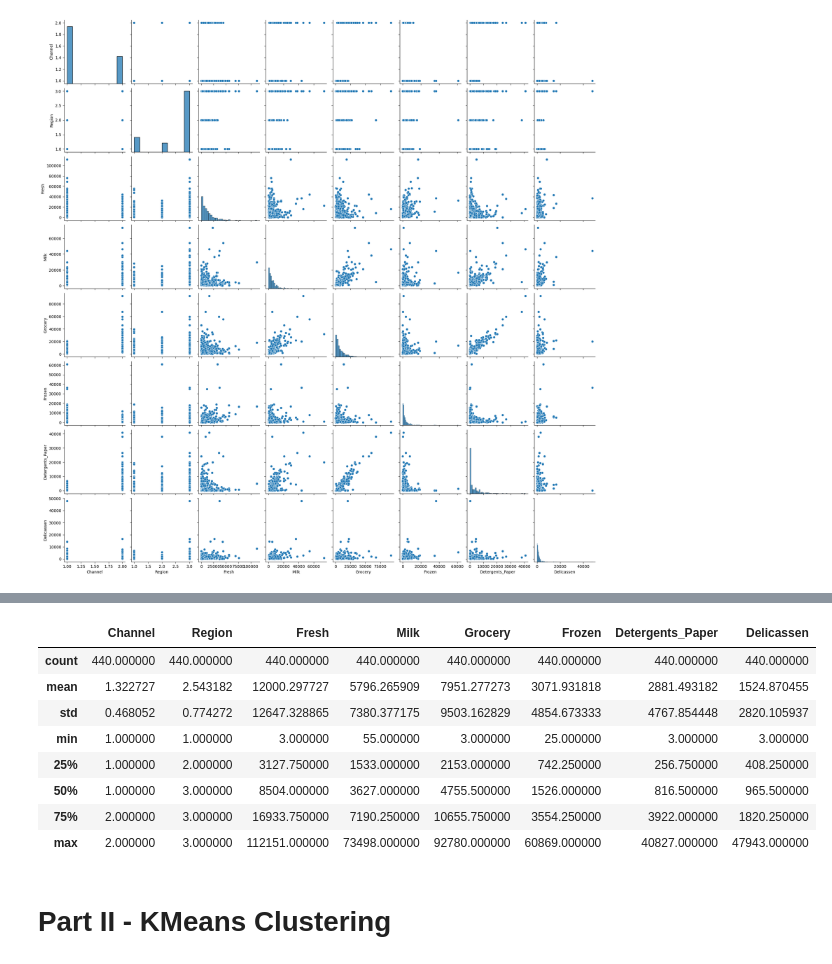
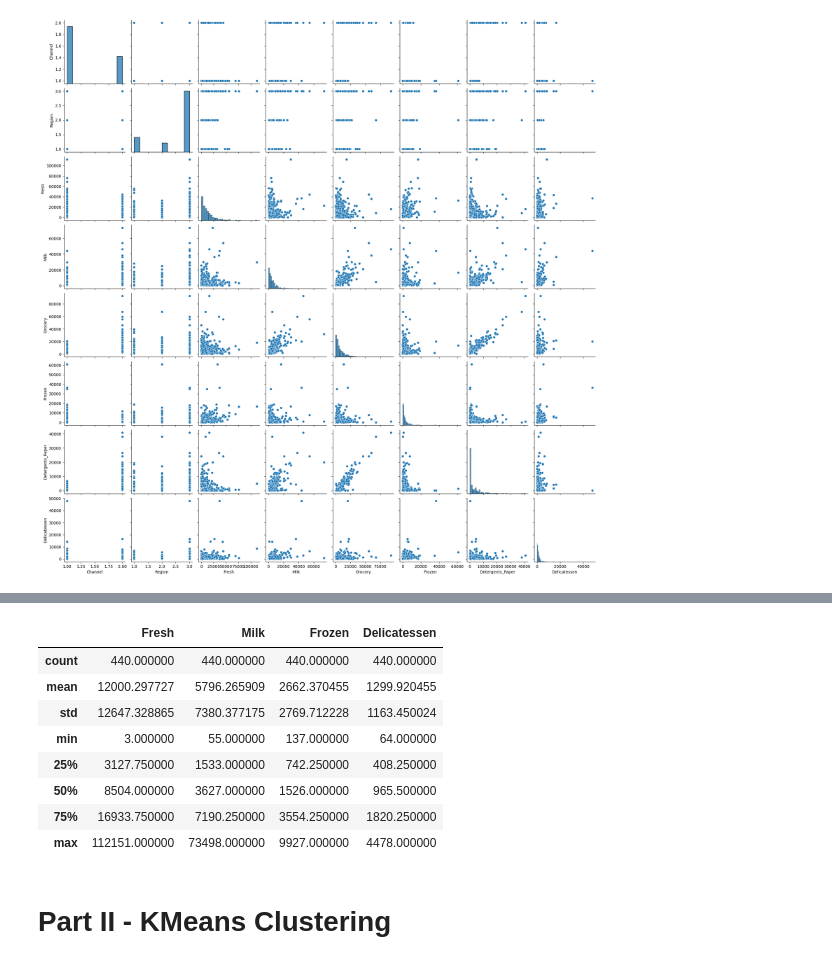
Before and after one commit to ryanlaict/ml-project-unsupervised-learning, a Jupyter notebook: Unsupervised Learning - Project.ipynb, the cells around one changed output, grey strips where cells are left out. Drawn from its saved outputs; the diff is of its cells as text; code cells hidden in the pictures.

```diff
--- a/Unsupervised Learning - Project.ipynb
+++ b/Unsupervised Learning - Project.ipynb
@@ -52,7 +52,7 @@ dtypes: int64(8)
 memory usage: 27.6 KB
 # %%
 #Renaming columns which is mispelled
-data.rename(columns = {'Delicassen': 'Delicassen'}, inplace = True)
+data.rename(columns = {'Delicassen': 'Delicatessen'}, inplace = True)
 # %%
 data.describe()
 # %% [output]
@@ -213,15 +200,15 @@ df_winsorized.describe()
 # %%
-data.describe()
+df_reduced.describe()
 # %% [output]
-|  | Channel | Region | Fresh | Milk | Grocery | Frozen | Detergents_Paper | Delicassen |
-| count | 440.000000 | 440.000000 | 440.000000 | 440.000000 | 440.000000 | 440.000000 | 440.000000 | 440.000000 |
-| mean | 1.322727 | 2.543182 | 12000.297727 | 5796.265909 | 7951.277273 | 3071.931818 | 2881.493182 | 1524.870455 |
-| std | 0.468052 | 0.774272 | 12647.328865 | 7380.377175 | 9503.162829 | 4854.673333 | 4767.854448 | 2820.105937 |
-| min | 1.000000 | 1.000000 | 3.000000 | 55.000000 | 3.000000 | 25.000000 | 3.000000 | 3.000000 |
-| 25% | 1.000000 | 2.000000 | 3127.750000 | 1533.000000 | 2153.000000 | 742.250000 | 256.750000 | 408.250000 |
-| 50% | 1.000000 | 3.000000 | 8504.000000 | 3627.000000 | 4755.500000 | 1526.000000 | 816.500000 | 965.500000 |
-| 75% | 2.000000 | 3.000000 | 16933.750000 | 7190.250000 | 10655.750000 | 3554.250000 | 3922.000000 | 1820.250000 |
-| max | 2.000000 | 3.000000 | 112151.000000 | 73498.000000 | 92780.000000 | 60869.000000 | 40827.000000 | 47943.000000 |
+|  | Fresh | Milk | Frozen | Delicatessen |
+| count | 440.000000 | 440.000000 | 440.000000 | 440.000000 |
+| mean | 12000.297727 | 5796.265909 | 2662.370455 | 1299.920455 |
+| std | 12647.328865 | 7380.377175 | 2769.712228 | 1163.450024 |
+| min | 3.000000 | 55.000000 | 137.000000 | 64.000000 |
+| 25% | 3127.750000 | 1533.000000 | 742.250000 | 408.250000 |
+| 50% | 8504.000000 | 3627.000000 | 1526.000000 | 965.500000 |
+| 75% | 16933.750000 | 7190.250000 | 3554.250000 | 1820.250000 |
+| max | 112151.000000 | 73498.000000 | 9927.000000 | 4478.000000 |
 # %% [markdown]
 # Part II - KMeans Clustering
 # %% [markdown]
```
Also changed, not shown: parts of 10 cells of this notebook.
